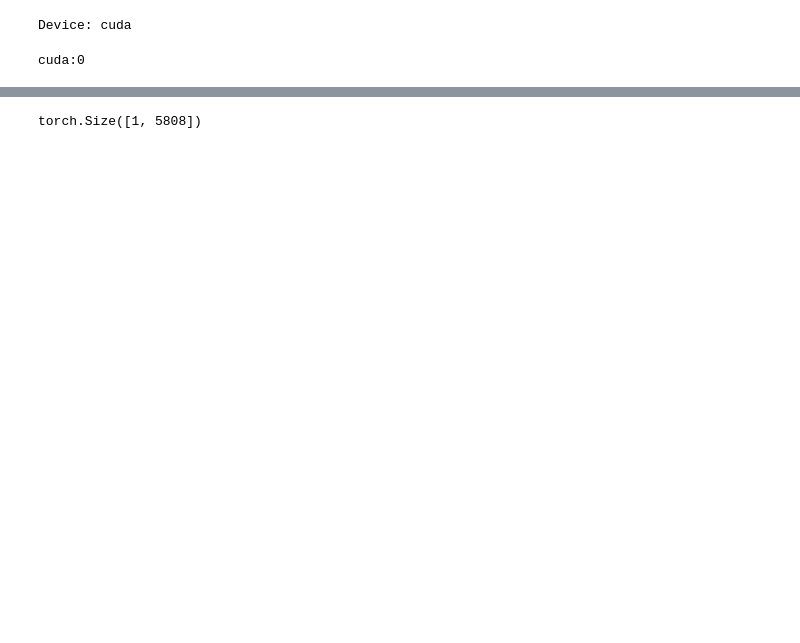
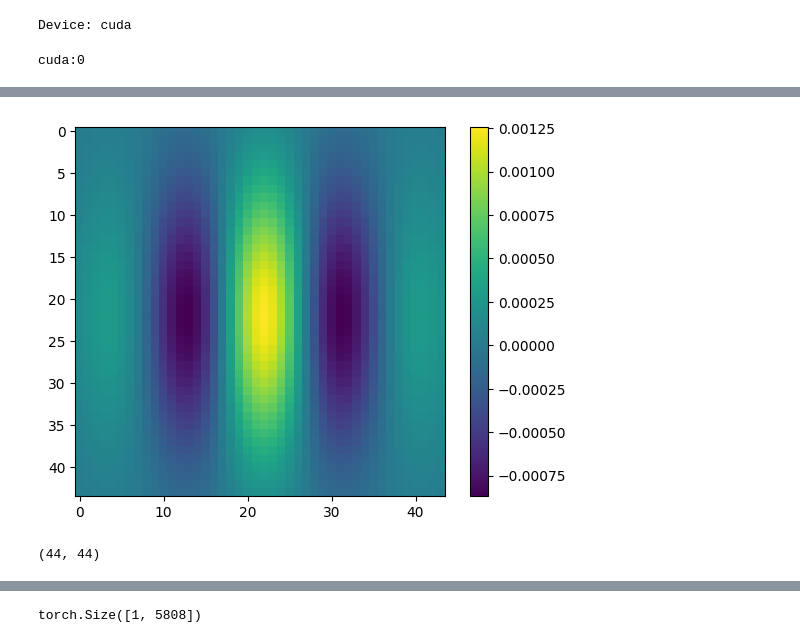
Before and after one commit to smithlindsay/mine-pytorch, a Jupyter notebook: notebooks/gaborfilter.ipynb, the cells around one changed output, grey strips where cells are left out. Saved outputs shown, nothing was run; the diff lists cells and outputs as text; code cells hidden in the pictures; blank space fills up the shorter version.

```diff
--- a/notebooks/gaborfilter.ipynb
+++ b/notebooks/gaborfilter.ipynb
@@ -65,0 +107,11 @@ plt.show()
+# %%
+plt.figure()
+plt.imshow(weights)
+ax = plt.gca()
+ax.set_aspect('equal')
+plt.colorbar()
+plt.show()
+weights.shape
+# %% [output]
+[figure, added]
+(44, 44)
```
Also changed, not shown: parts of 27 cells of this notebook, 28 other files.
